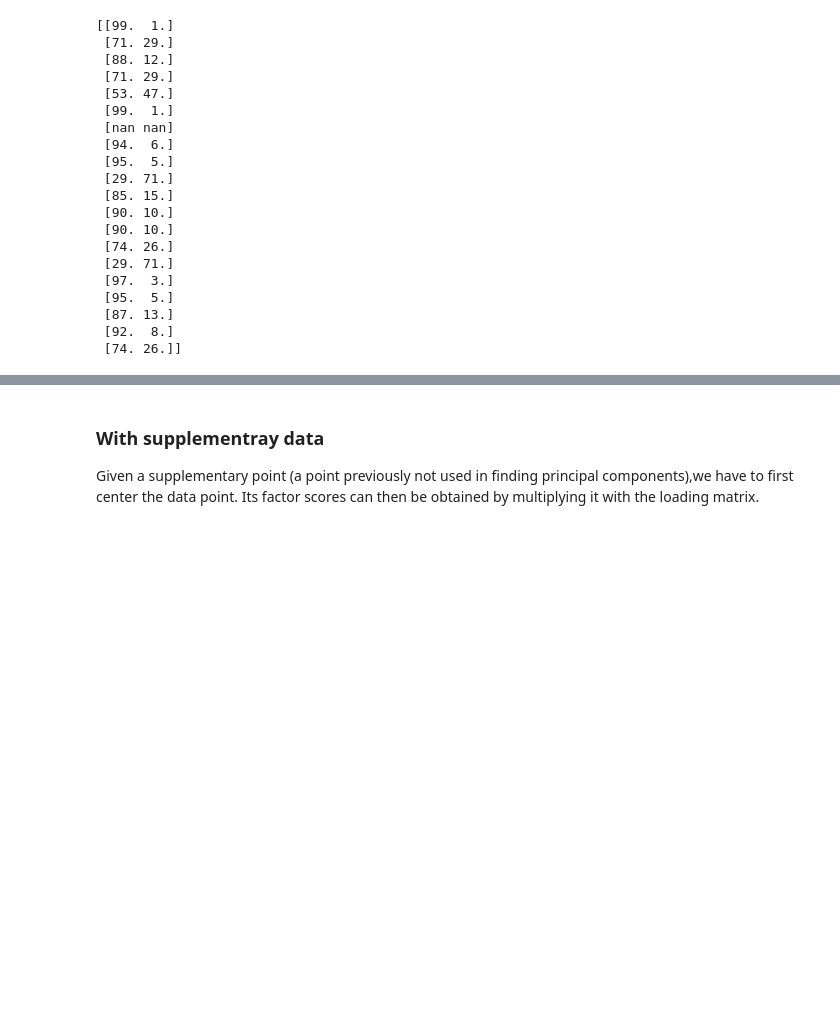
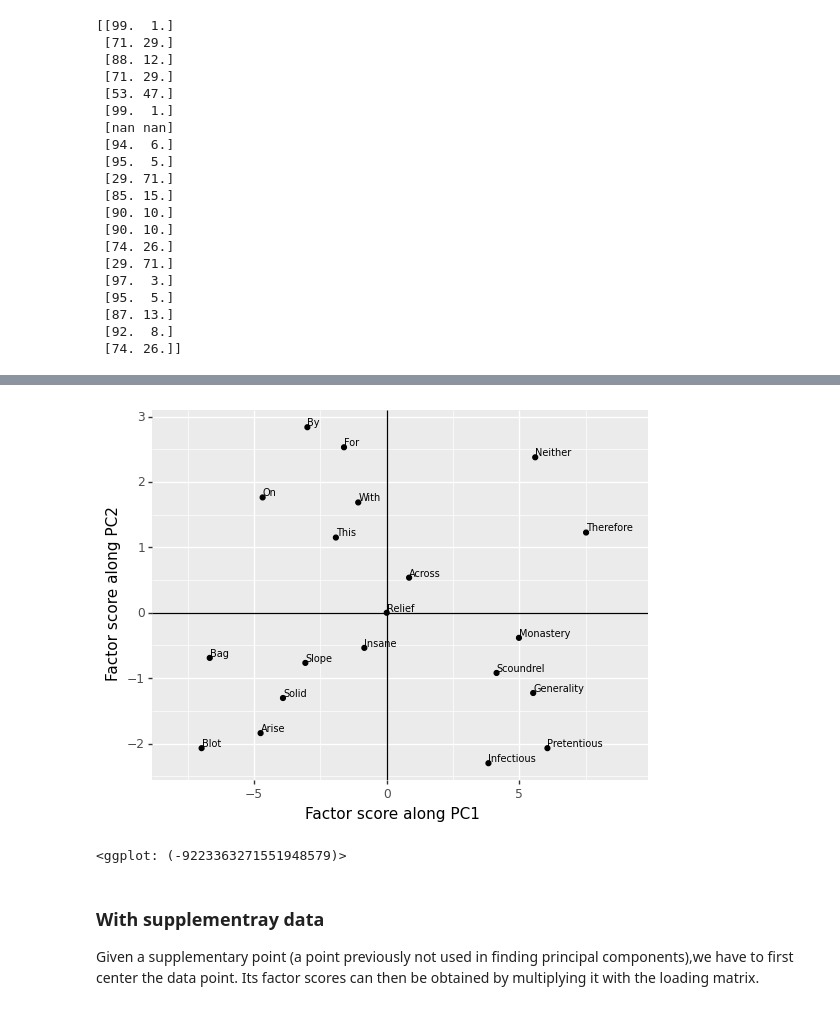
Before and after one commit to biswajitsahoo1111/cbm_codes_open, a Jupyter notebook: notebooks/PCA_Abdi_in_python.ipynb, the cells around one changed output, grey strips where cells are left out. Drawn from its saved outputs; the diff is of its cells as text; code cells hidden in the pictures; blank space fills up the shorter version.

```diff
--- a/notebooks/PCA_Abdi_in_python.ipynb
+++ b/notebooks/PCA_Abdi_in_python.ipynb
@@ -80,5 +107,5 @@ cov_pca = PCA().fit(centered_words)
 # %%
-factor_scores_words = cov_pca.transform(centered_words)
+factor_scores_words = pca_words_cov.transform(centered_words)
 print(np.round(factor_scores_words,2))
 # %% [output]
 [[-6.67 -0.69]
@@ -105,0 +133,3 @@ Note that both of our factor scores are negative of that given in paper. It does
+# %%
+factor_scores_words = -factor_scores_words
+np.round(factor_scores_words,2)
@@ -161,3 +246,11 @@ print(np.round(sq_cos))
+# %%
+(ggplot(pd.DataFrame(data = {"factor_scores_1": -factor_scores_words[:,0], "factor_scores_2": -factor_scores_words[:,1]}),
+       aes(x = "factor_scores_1", y = "factor_scores_2", label = words["Words"]))
+ + geom_point()+geom_text(size = 7, ha = "left", va = "bottom")+geom_hline(yintercept = 0)+geom_vline(xintercept = 0)
+ + labs(x = "Factor score along PC1", y = "Factor score along PC2") + xlim([-8,9]))
+# %% [output]
+[figure, added]
+<ggplot: (-9223363271551948579)>
 # %% [markdown]
 ### With supplementray data
 Given a supplementary point (a point previously not used in finding principal components),we have to first center the data point. Its factor scores can then be obtained by multiplying it with the loading matrix.
```
Also changed, not shown: parts of 41 cells of this notebook.
